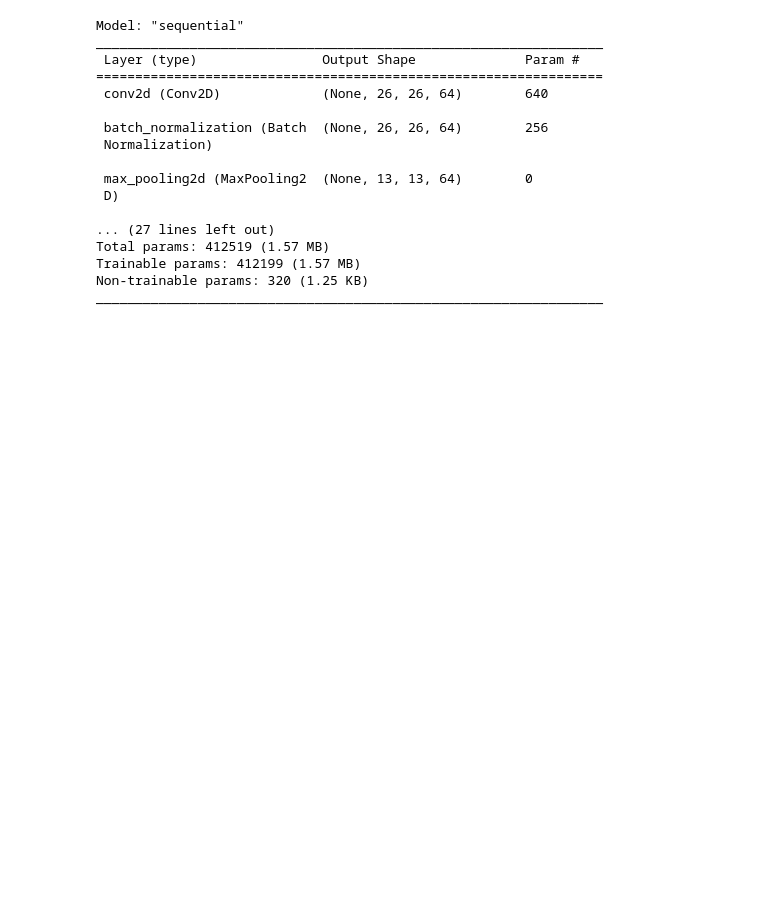
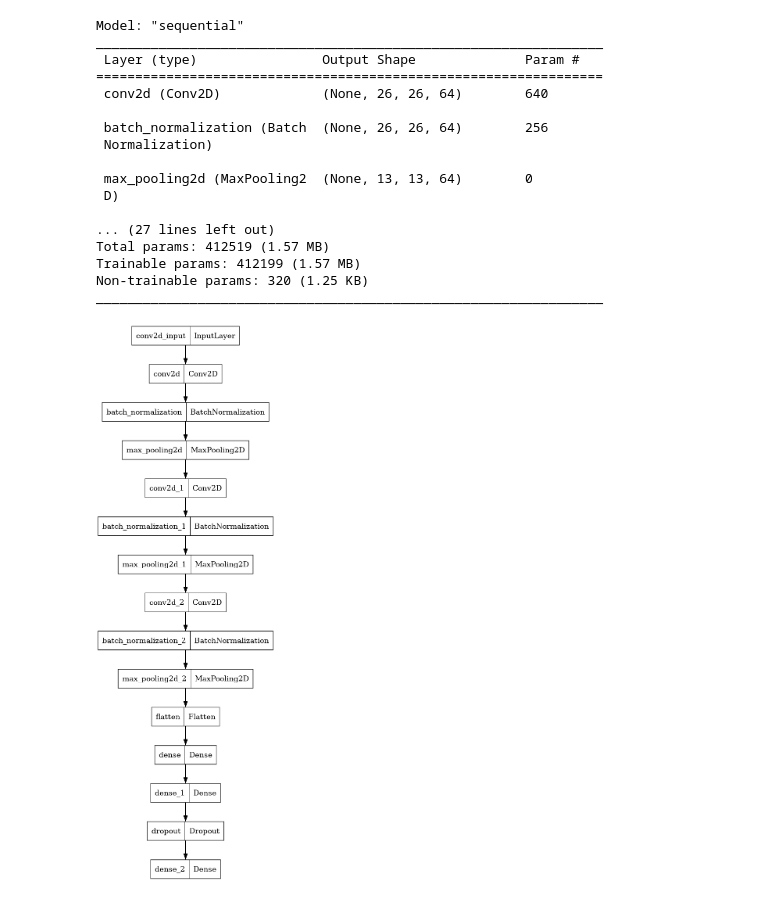
Before and after one commit to BGuragain1/Handwritten-Digit-Recognition-and-Form-data-extraction, a Jupyter notebook: Model Creation/digit-letter-prediction.ipynb, the cells around one changed output. Drawn from its saved outputs; the diff is of its cells as text; code cells hidden in the pictures; blank space fills up the shorter version.

Commit message:
model improvement

```diff
--- a/Model Creation/digit-letter-prediction.ipynb
+++ b/Model Creation/digit-letter-prediction.ipynb
@@ -104,6 +107,11 @@ Total params: 412519 (1.57 MB)
 Trainable params: 412199 (1.57 MB)
 Non-trainable params: 320 (1.25 KB)
 _________________________________________________________________
+# %%
+from keras.utils import plot_model
+plot_model(model)
+# %% [output]
+[figure, added]
 # %%
 # Compile the model
 model.compile(optimizer='adam',
```
Also changed, not shown: parts of 5 cells of this notebook.
